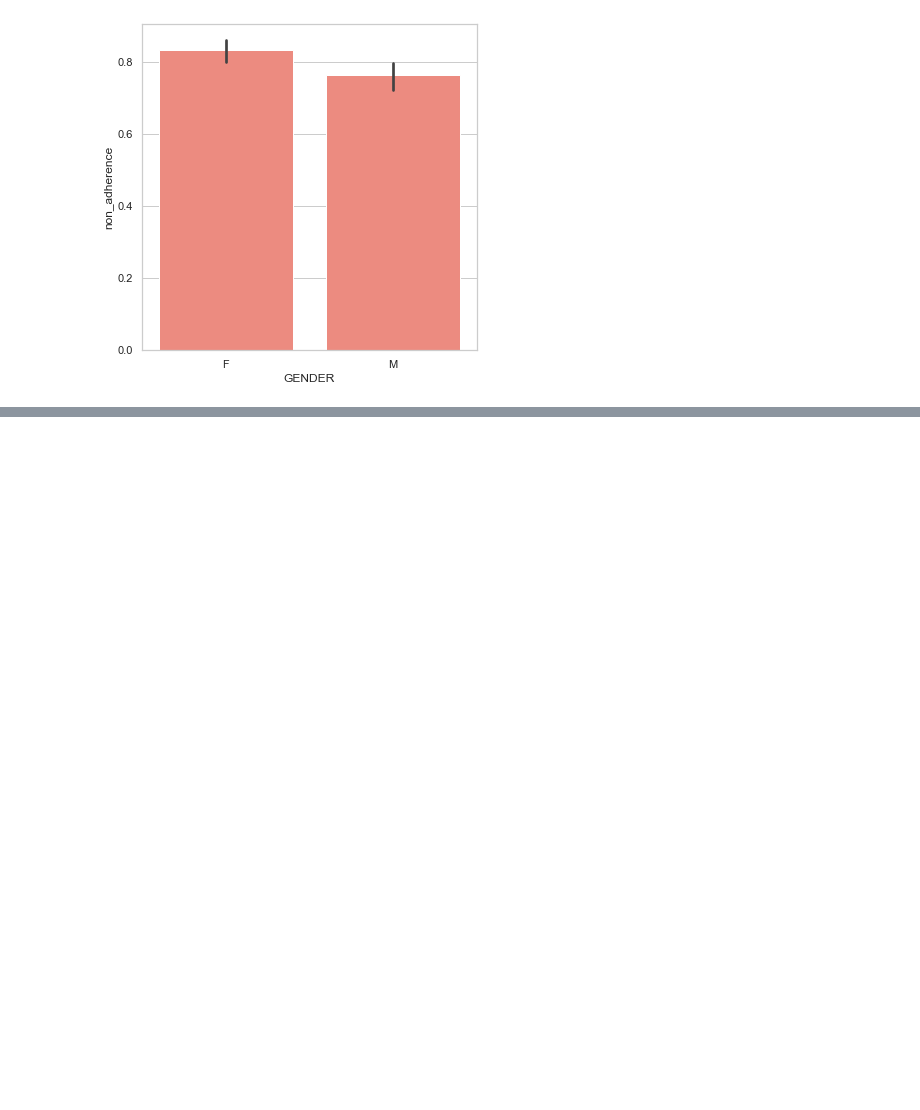
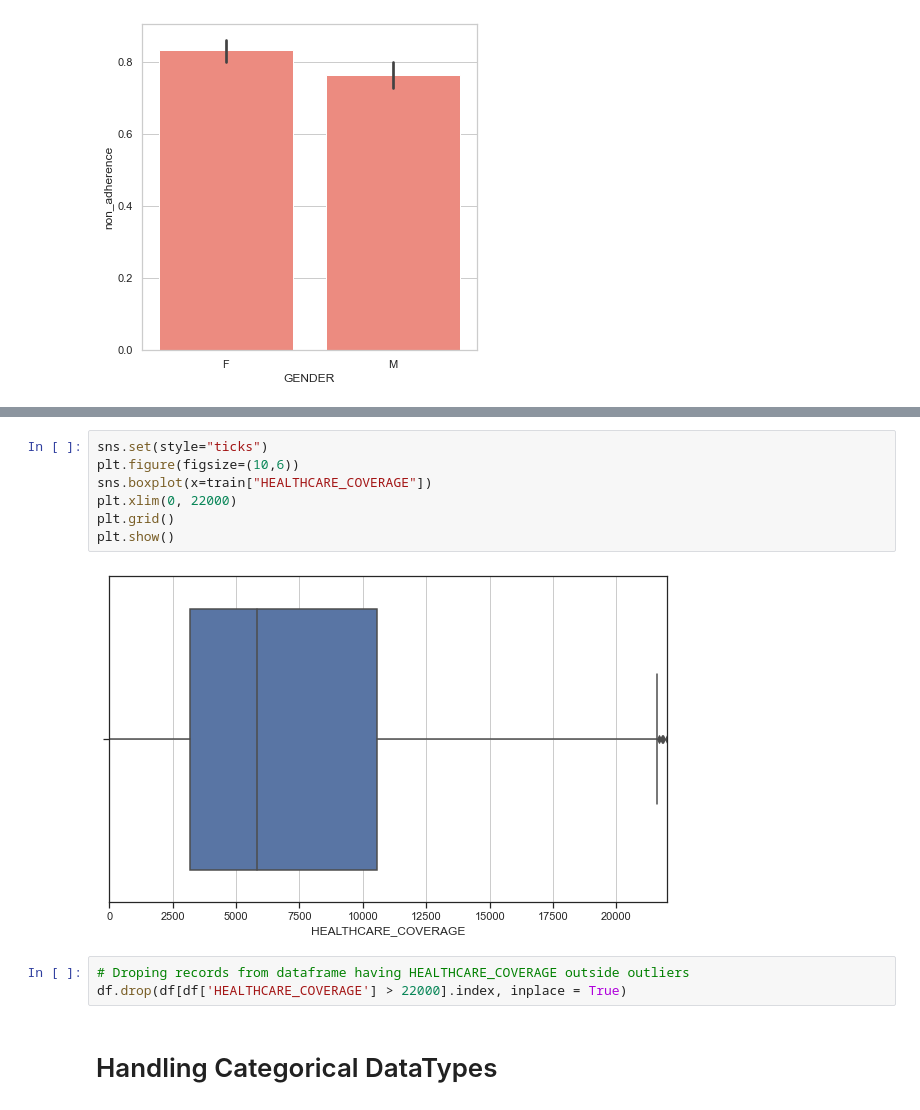
Before and after one commit to shivaamm/Bytecoders-Stratethon, a Jupyter notebook: Jupyter Notebooks/Data-anaytics.ipynb, the cells around one changed output, grey strips where cells are left out. Saved outputs shown, nothing was run; the diff lists cells and outputs as text; blank space fills up the shorter version.

```diff
--- a/Jupyter Notebooks/Data-anaytics.ipynb
+++ b/Jupyter Notebooks/Data-anaytics.ipynb
@@ -141,0 +210,14 @@ sns.catplot(y="COUNTY", kind="count", palette="Set2", data=train,hue = "non_adhe
+# %%
+sns.set(style="ticks")
+plt.figure(figsize=(10,6))
+sns.boxplot(x=train["HEALTHCARE_COVERAGE"])
+plt.xlim(0, 22000)
+plt.grid()
+plt.show()
+# %% [output]
+[figure, added]
+# %%
+# Droping records from dataframe having HEALTHCARE_COVERAGE outside outliers
+df.drop(df[df['HEALTHCARE_COVERAGE'] > 22000].index, inplace = True)
+# %% [markdown]
+# Handling Categorical DataTypes
```
Also changed, not shown: parts of 65 cells of this notebook, 1 other file.
